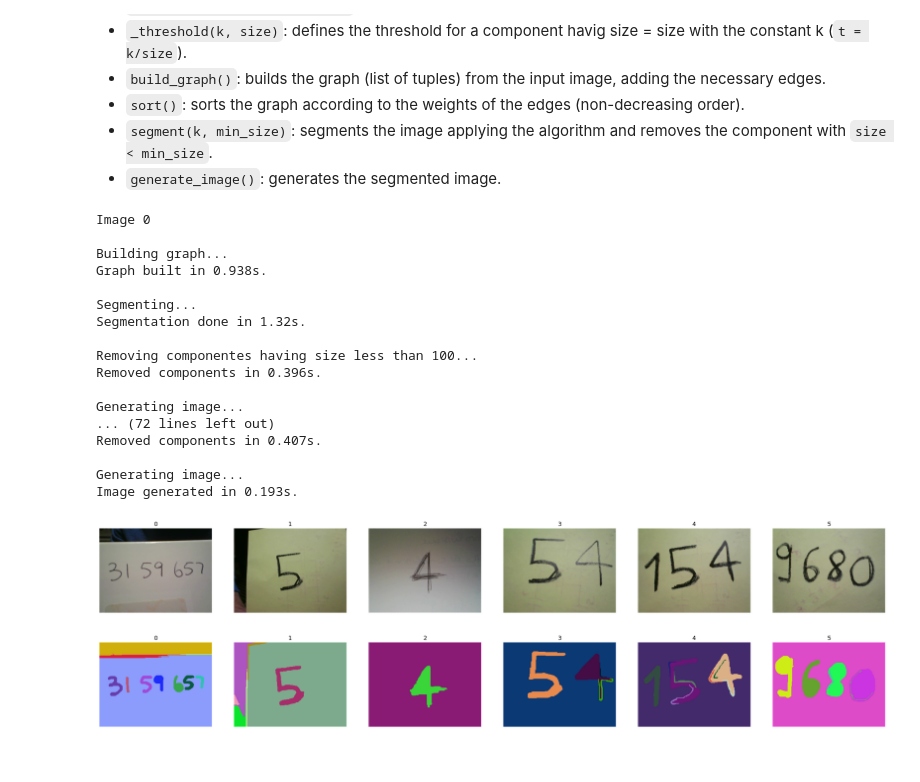
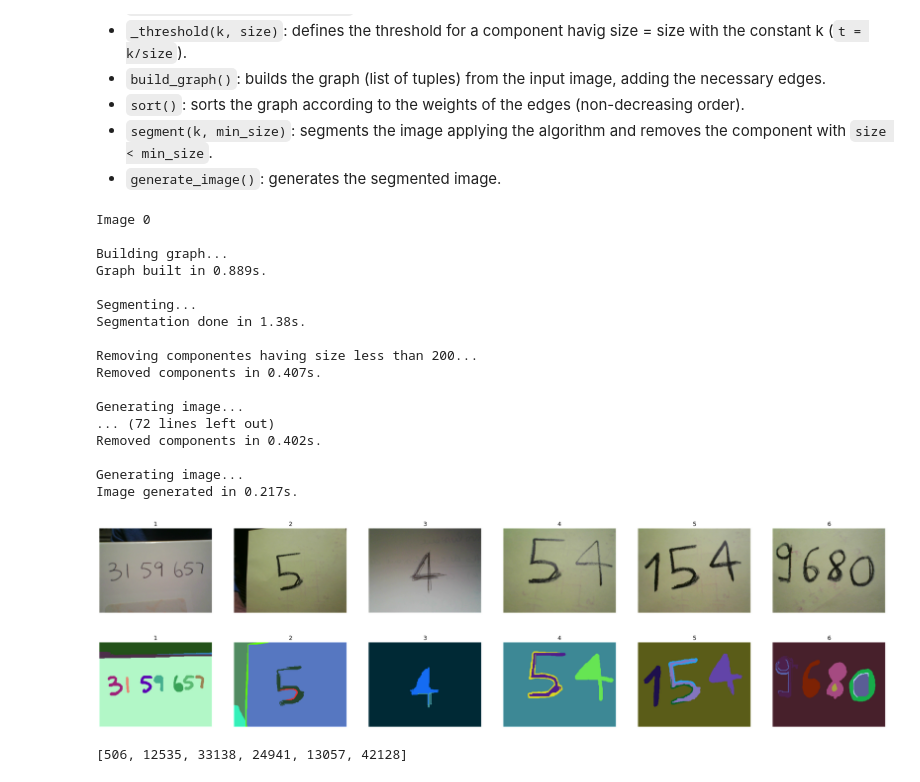
Before and after one commit to guerrantif/handwritten_long_numbers_recognition, a Jupyter notebook: segmentation/graph_based_segmentation.ipynb, the cells around one changed output. Drawn from its saved outputs; the diff is of its cells as text; code cells hidden in the pictures.

Commit message:
Update preprocessing with constrast and resize

```diff
--- a/segmentation/graph_based_segmentation.ipynb
+++ b/segmentation/graph_based_segmentation.ipynb
@@ -61,7 +61,6 @@ class DisjointSetForest:
     parent = None       # list providing the parent of the indexed node (list)
     rank = None         # list providing the rank of the indexed node (list)
     size = None         # list providing the size of the child tree of the indexed node (list)
-    num_sets = None     # number of subsets (int)
 
 
     def __init__(self, num_nodes: int):
@@ -73,7 +72,6 @@ class DisjointSetForest:
         self.parent = [i for i in range(num_nodes)]
         self.rank = [0 for i in range(num_nodes)]
         self.size = [1 for i in range(num_nodes)]
-        self.num_sets = num_nodes
 
 
 
@@ -126,7 +124,25 @@ class DisjointSetForest:
             if self.rank[u] == self.rank[v]:
                 self.rank[v] += 1
 
-            self.num_sets -= 1
+
+
+    def num_components(self):
+        """ Return the number of current components.
+
+        Returns:
+            num_components (int): number of current components
+        """
+        return len(self.parents())
+
+
+
+    def parents(self):
+        """ Return the parent nodes.
+
+        Returns:
+            parents (list): list of parent nodes
+        """
+        return list(set(self.parent))
 # %% [markdown]
 ### Graph
 
@@ -410,28 +434,28 @@ for filename in os.listdir(directory):
 igs = [None] * len(images)
 for i in range(len(images)):
     print("\nImage {}\n".format(i))
-    igs[i] = ImageGraph(images[i])
+    igs[i] = ImageGraph(images[i], preprocessing=True, contrast=1.5, gaussian_blur=2.3)
     igs[i].build_graph()
-    igs[i].segment(k=3000, min_size=100)
+    igs[i].segment(k=2000, min_size=200)
     igs[i].generate_image()
 # %% [output]
 Image 0
 
 Building graph...
-Graph built in 0.938s.
+Graph built in 0.889s.
 
 Segmenting...
-Segmentation done in 1.32s.
+Segmentation done in 1.38s.
 
-Removing componentes having size less than 100...
-Removed components in 0.396s.
+Removing componentes having size less than 200...
+Removed components in 0.407s.
 
 Generating image...
 ... (72 lines left out)
-Removed components in 0.407s.
+Removed components in 0.402s.
 
 Generating image...
-Image generated in 0.193s.
+Image generated in 0.217s.
 # %%
 import matplotlib.pyplot as plt
 
@@ -440,7 +464,7 @@ n_images = len(images)
 fig = plt.figure(figsize=(30,15))
 for i in range(n_images):
     image = igs[i].img
-    label = i
+    label = i + 1
     sp = fig.add_subplot(2, 6, i+1)
     sp.set_title(label)
     plt.axis('off')
@@ -451,12 +475,26 @@ plt.show()
 # %%
 fig = plt.figure(figsize=(30,15))
 for i in range(n_images):
     image = igs[i].segmented_img
-    label = i
+    label = i + 1
     sp = fig.add_subplot(2, 6, i+1)
     sp.set_title(label)
     plt.axis('off')
     plt.imshow(image)
+    image = igs[i].processed_arr
+    label = i + 1
+    sp = fig.add_subplot(2, 6, i+7)
+    sp.set_title(label)
+    plt.axis('off')
+    plt.imshow(image)
 plt.show()
 # %% [output]
-[figure, old version]
+[figure, new version]
+# %%
+img = 4
+sets = igs[img].components.parents()
+size = lambda parent: igs[img].components.size_of(parent)
+sets = sorted(sets, key=size, reverse=True)
+sets
+# %% [output]
+[506, 12535, 33138, 24941, 13057, 42128]
```
Also changed, not shown: parts of 3 cells of this notebook.
